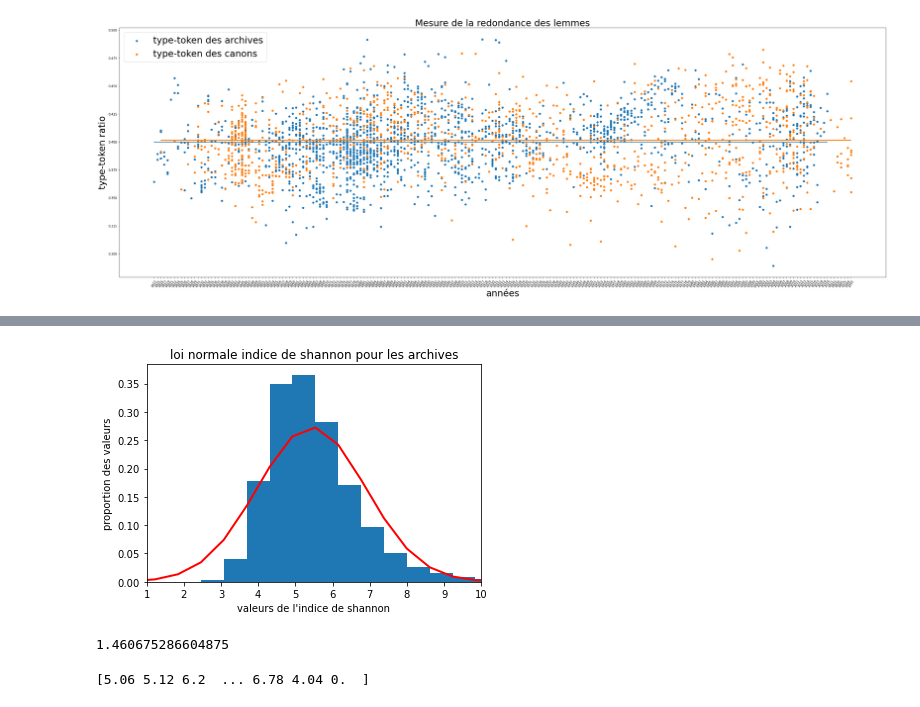
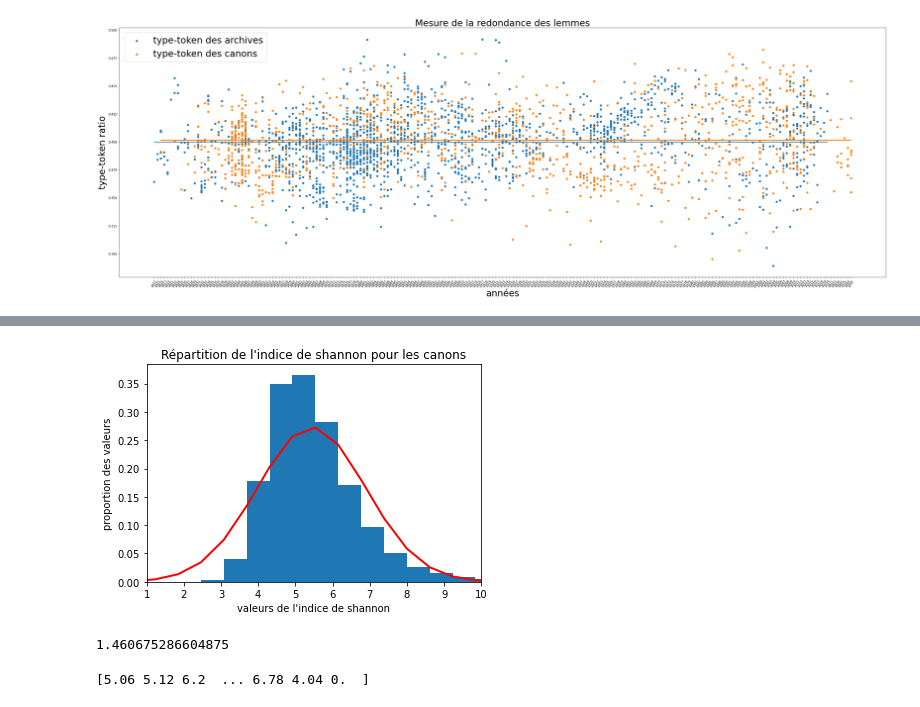
Before and after one commit to crazyjeannot/canons, a Jupyter notebook: results.ipynb, the cells around one changed output, grey strips where cells are left out. Cells and saved outputs as stored; diff of their text form; code cells hidden in the pictures.

```diff
--- a/results.ipynb
+++ b/results.ipynb
@@ -134,26 +121,26 @@ del shannon_archive_df['19XX_Delly_Contes']
 # %%
 # mean = numpy.mean(data)
 # standard deviation as std = numpy.std(data)
 data_sha_arch = shannon_archive_df.to_numpy()
 data = data_sha_arch[np.logical_not(np.isnan(data_sha_arch))]
 mu, std = norm.fit(data)
 count, bins, ignored = plt.hist(data, 65, density=True)
 plt.plot(bins, 1/(std * np.sqrt(2 * np.pi)) *
                np.exp( - (bins - mu)**2 / (2 * std**2) ),
          linewidth=2, color='r')
 plt.ylabel('proportion des valeurs')
 plt.xlabel("valeurs de l'indice de shannon")
-plt.title('loi normale indice de shannon pour les archives')
+plt.title("Répartition de l'indice de shannon pour les canons")
 plt.xlim(1,10)
 plt.show()
 
 #relative standard deviation
 #np.std(data)/data.mean()
 
 #ecart type
 np.std(data)
 # %% [output]
-[figure, old version]
+[figure, new version]
 1.460675286604875
 # %%
 #dispersion autour de la moyenne
```
Also changed, not shown: parts of 51 cells of this notebook, 1 other file.
